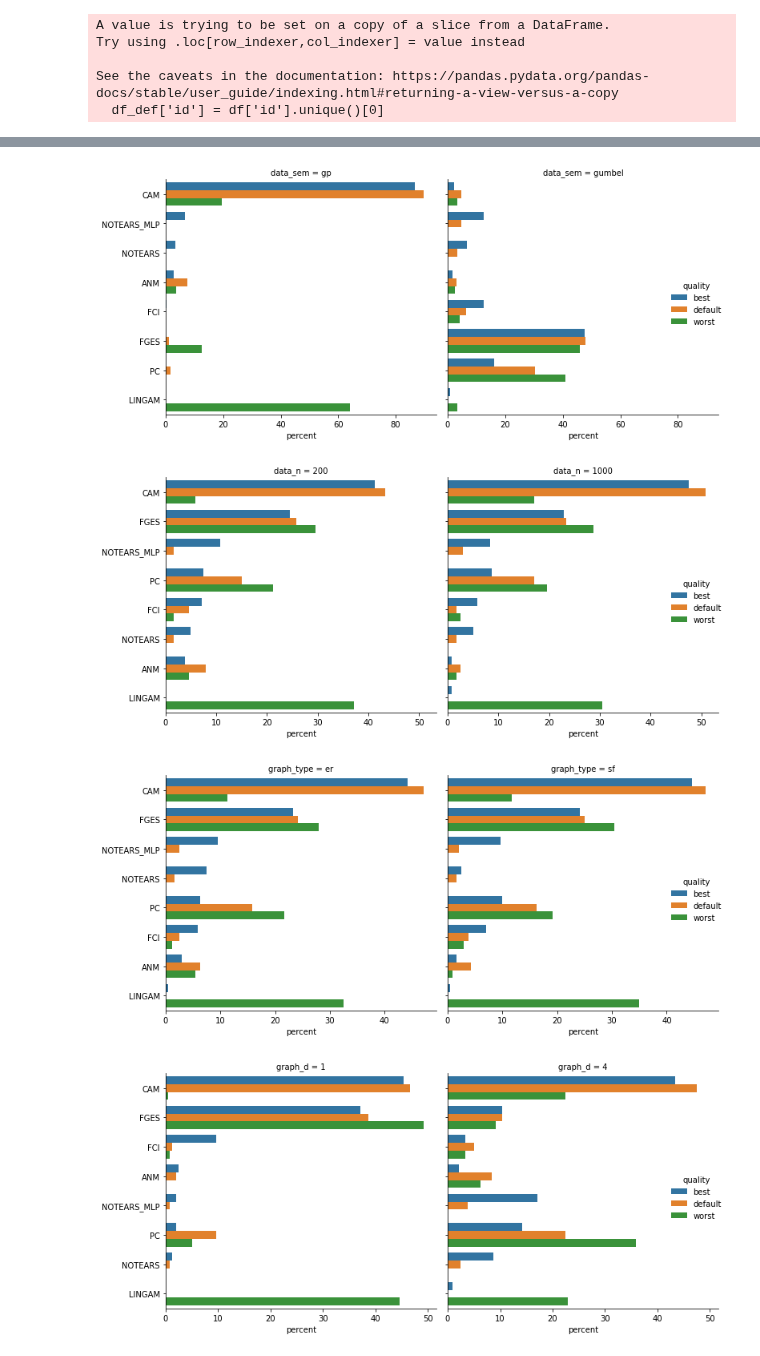
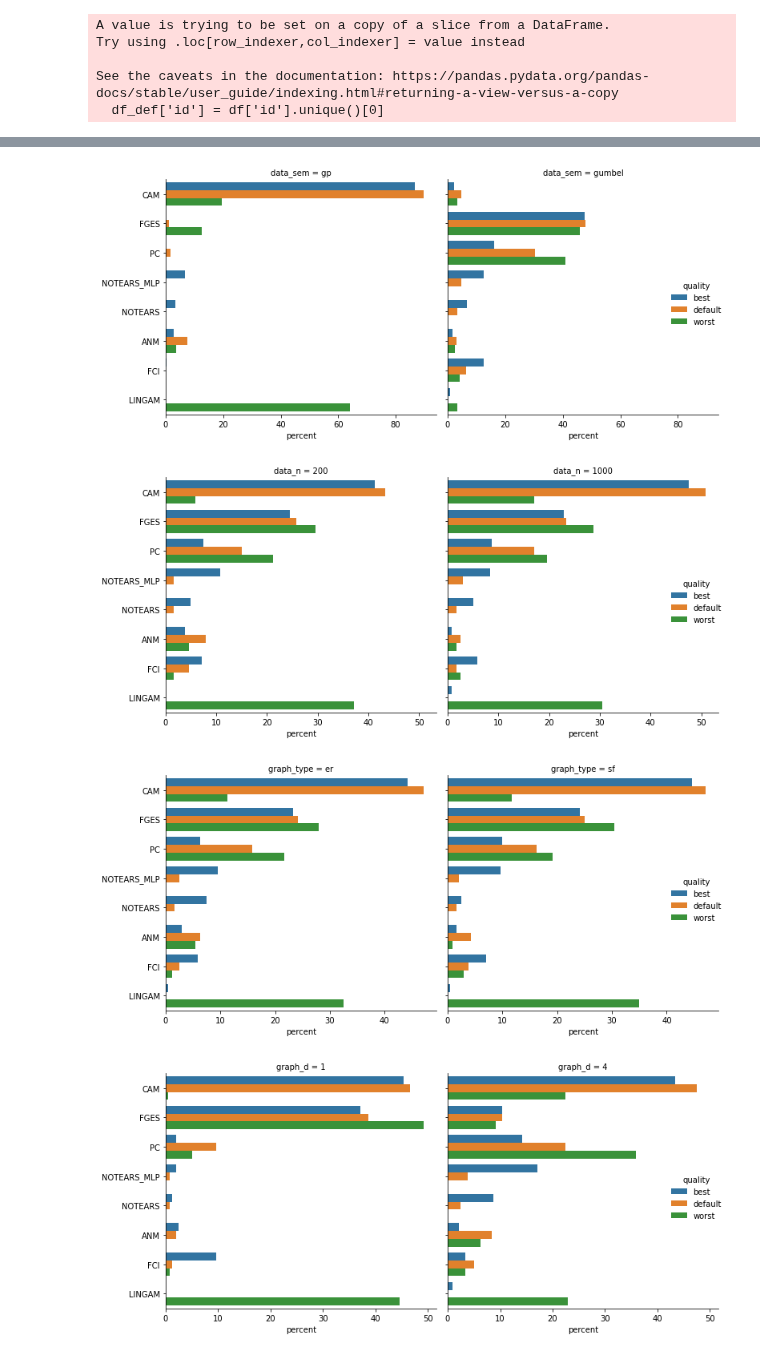
Before and after one commit to misoc-mml/hyperparams-causal-discovery, a Jupyter notebook: hyperparams/model_selection.ipynb, the cells around one changed output, grey strips where cells are left out. Cells and saved outputs as stored; diff of their text form; code cells hidden in the pictures.

Commit message:
Bugfix in model selection plots.

```diff
--- a/hyperparams/model_selection.ipynb
+++ b/hyperparams/model_selection.ipynb
@@ -292,0 +289,15 @@ plt.savefig(f'./plots/model_selection/ms_h_all.pdf', dpi=1000)
+# %%
+#winners_grouped(df_win, 'quality')
+
+algs = ['CAM', 'FGES', 'PC', 'NOTEARS_MLP', 'NOTEARS', 'ANM', 'FCI', 'LINGAM']
+
+(df_win
+.groupby('quality')['id']
+.value_counts(normalize=True)
+.mul(100)
+.rename('percent')
+.reset_index()
+.pipe((sns.catplot, 'data'), x='percent', y='id', hue='quality', order=algs, kind='bar', orient='h')).set(ylabel='')
+
+plt.tight_layout()
+plt.savefig(f'./plots/model_selection/ms_h_all.pdf', dpi=1000)
@@ -293,18 +306,18 @@ plt.savefig(f'./plots/model_selection/ms_h_all.pdf', dpi=1000)
 # %%
 gr='quality'
 for col in ['data_sem', 'data_n', 'graph_type', 'graph_d', 'graph_p']:
     (df_win
     .groupby([gr, col])['id']
     .value_counts(normalize=True)
     .mul(100)
     .rename('percent')
     .reset_index()
-    .pipe((sns.catplot, 'data'), x='percent', y='id', hue=gr, col=col, kind='bar', orient='h')).set(ylabel='')
+    .pipe((sns.catplot, 'data'), x='percent', y='id', hue=gr, order=algs, col=col, kind='bar', orient='h')).set(ylabel='')
     plt.tight_layout()
     #plt.show()
     plt.savefig(f'./plots/model_selection/ms_h_{col}.pdf', dpi=1000)
 # %% [output]
-[figure, old version]
+[figure, new version]
-[figure, old version]
+[figure, new version]
-[figure, old version]
+[figure, new version]
-[figure, old version]
+[figure, new version]
```
Also changed, not shown: parts of 5 cells of this notebook, 7 other files.
